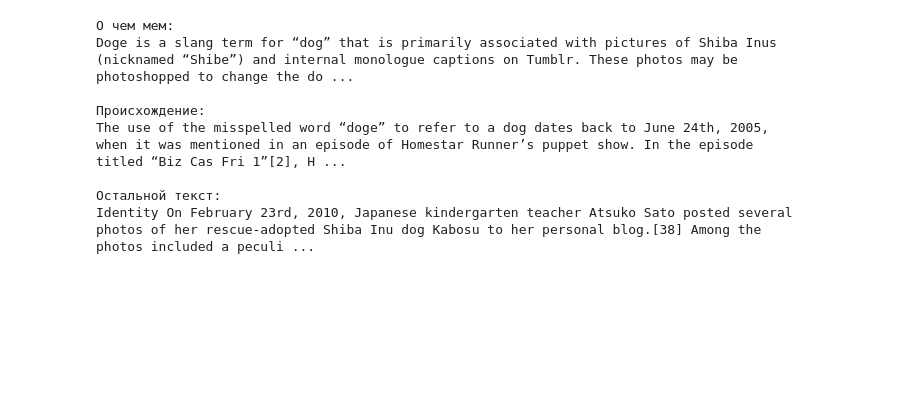
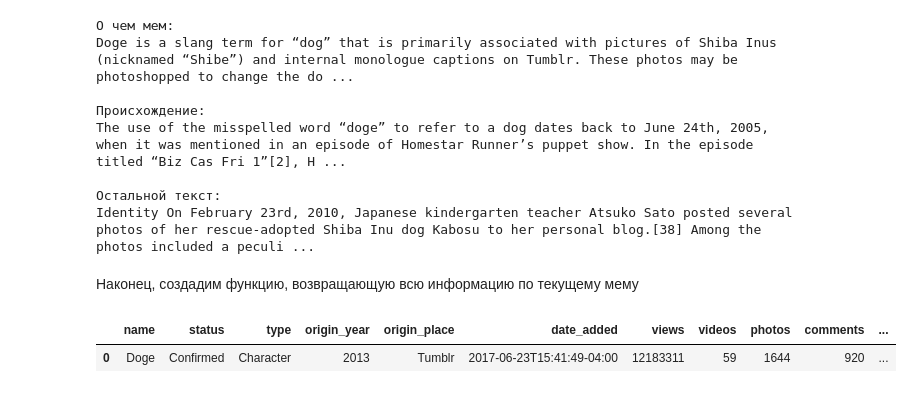
Before and after one commit to DmitrySerg/memology, a Jupyter notebook: KnowYourMemesParser.ipynb, the cells around one changed output. Cells and saved outputs as stored; diff of their text form; code cells hidden in the pictures; blank space fills up the shorter version.

Commit message:
added function for full meme page parsing

```diff
--- a/KnowYourMemesParser.ipynb
+++ b/KnowYourMemesParser.ipynb
@@ -407,6 +407,8 @@ def getText(soup):
     if body.text:
         other_text = body.text.strip().split('\n')[4:]
         other_text = " ".join(other_text).strip()
+    else:
+        other_text = ""
 
     return meme_about, meme_origin, other_text
 # %%
@@ -422,3 +424,5 @@ The use of the misspelled word “doge” to refer to a dog dates back to June 2
 
 Остальной текст:
 Identity On February 23rd, 2010, Japanese kindergarten teacher Atsuko Sato posted several photos of her rescue-adopted Shiba Inu dog Kabosu to her personal blog.[38] Among the photos included a peculi ...
+# %% [markdown]
+Наконец, создадим функцию, возвращающую всю информацию по текущему мему
@@ -424,0 +475,13 @@ Identity On February 23rd, 2010, Japanese kindergarten teacher Atsuko Sato poste
+# %%
+data_row = getMemeData('http://knowyourmeme.com/memes/doge')
+# %%
+final_df = pd.DataFrame(columns=['name', 'status', 'type', 'origin_year', 'origin_place',
+                                 'date_added', 'views', 'videos', 'photos', 'comments',
+                                 'about', 'origin', 'other_text'])
+# %%
+final_df = final_df.append(data_row, ignore_index=True)
+# %%
+final_df
+# %% [output]
+|  | name | status | type | origin_year | origin_place | date_added | views | videos | photos | comments | ... |
+| 0 | Doge | Confirmed | Character | 2013 | Tumblr | 2017-06-23T15:41:49-04:00 | 12183311 | 59 | 1644 | 920 | ... |
```
Also changed, not shown: parts of 2 cells of this notebook.
